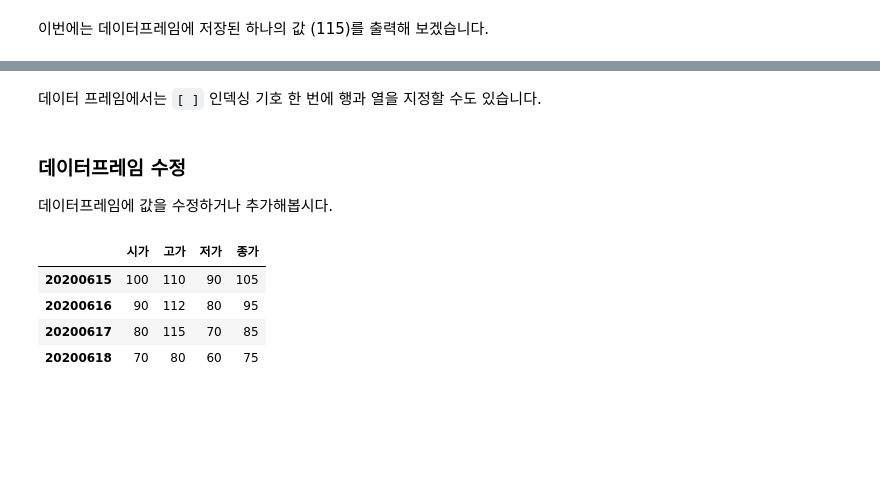
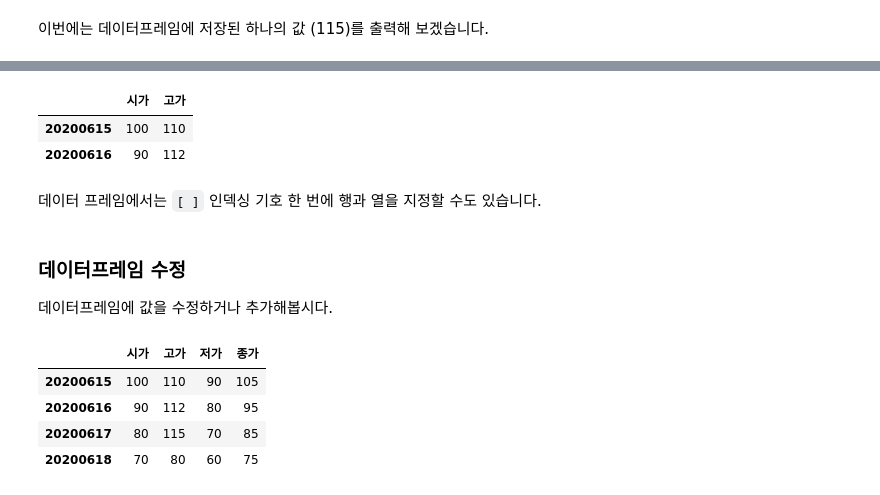
Before and after one commit to y001003/yeardream, a Jupyter notebook: python_basic/DataFrame1.ipynb, the cells around one changed output, grey strips where cells are left out. Cells and saved outputs as stored; diff of their text form; code cells hidden in the pictures; blank space fills up the shorter version.

```diff
--- a/python_basic/DataFrame1.ipynb
+++ b/python_basic/DataFrame1.ipynb
@@ -189,3 +280,12 @@ print(df)
+# %%
+df.iloc[:2,:2]
+df.iloc[[0,1],[0,1]]
+df.loc["20200615":"20200616", "시가":"고가"]
+df.loc[["20200615","20200616"], ["시가","고가"]]
+# %% [output]
+|  | 시가 | 고가 |
+| 20200615 | 100 | 110 |
+| 20200616 | 90 | 112 |
 # %% [markdown]
 데이터 프레임에서는 `[ ]` 인덱싱 기호 한 번에 행과 열을 지정할 수도 있습니다.
 # %% [markdown]
```
Also changed, not shown: parts of 9 cells of this notebook.
